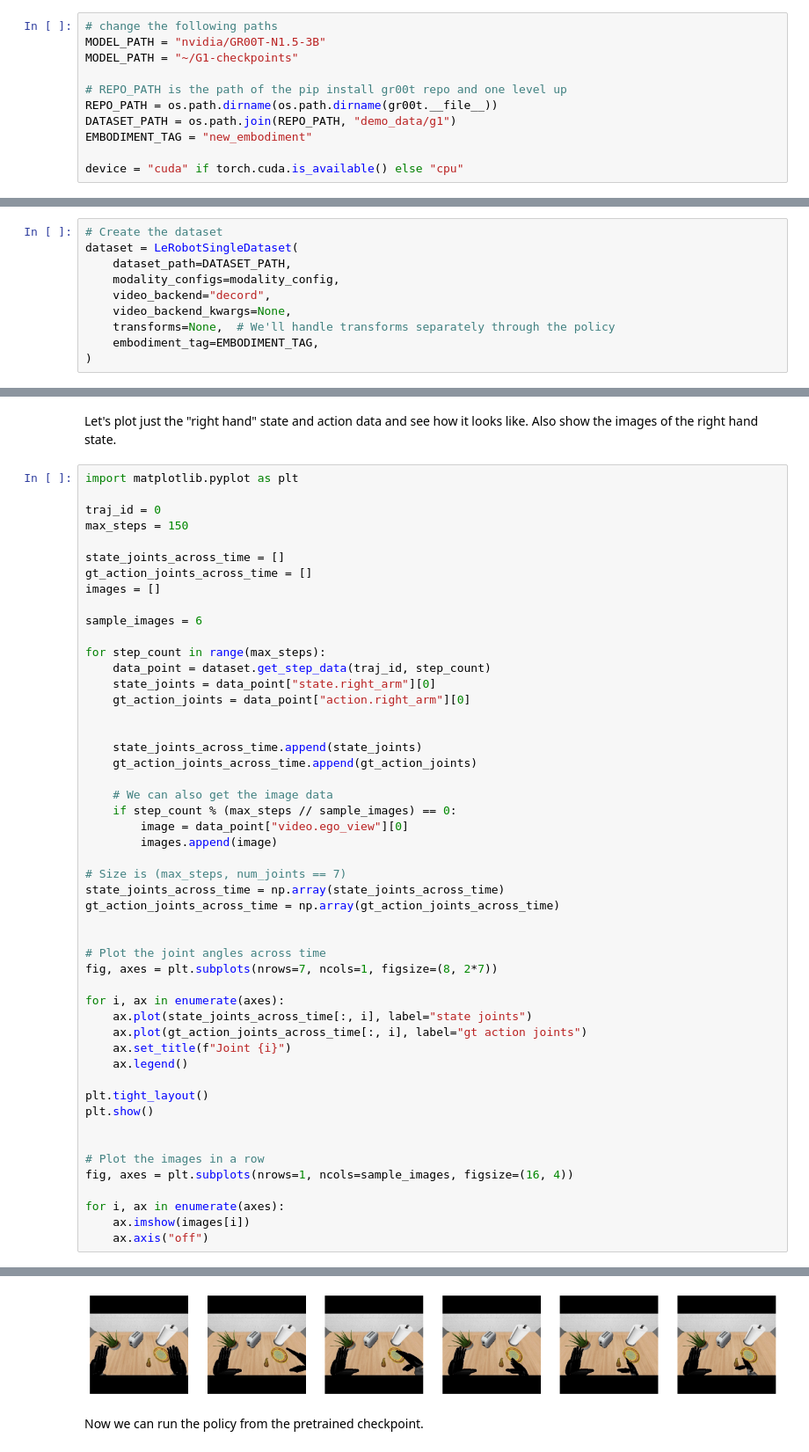
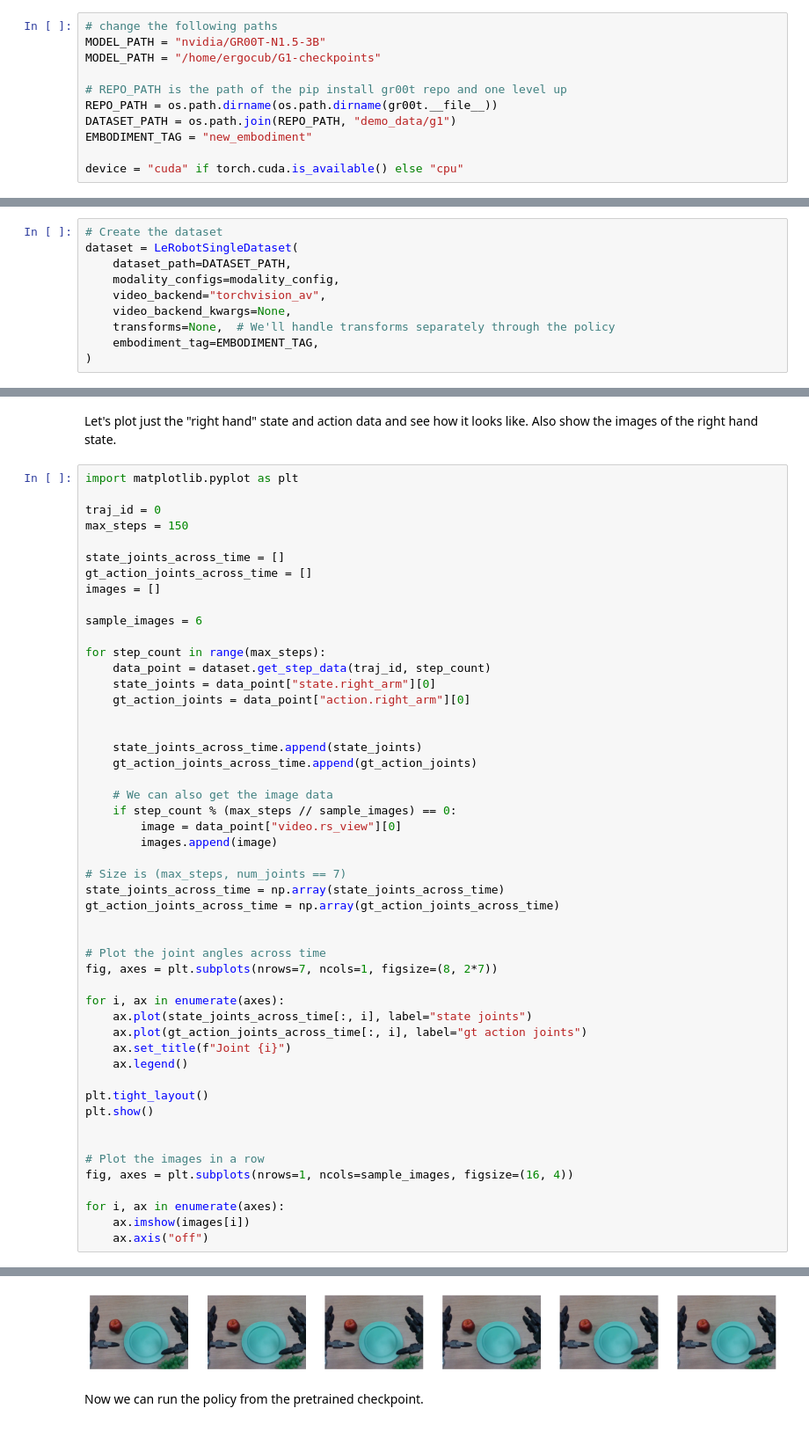
Before and after one commit to carloscp3009/Isaac-GR00T, a Jupyter notebook: getting_started/1_gr00t_inference.ipynb, the cells around one changed output, grey strips where cells are left out. Shown: that part at 88% size. Drawn from its saved outputs; the diff is of its cells as text.

Commit message:
fine tunning working on ergocub_full_body config

```diff
--- a/getting_started/1_gr00t_inference.ipynb
+++ b/getting_started/1_gr00t_inference.ipynb
@@ -20,7 +20,7 @@ To enable the following instructions: AVX_VNNI, in other operations, rebuild Ten
 # %%
 # change the following paths
 MODEL_PATH = "nvidia/GR00T-N1.5-3B"
-MODEL_PATH = "~/G1-checkpoints"
+MODEL_PATH = "/home/ergocub/G1-checkpoints"
 
 # REPO_PATH is the path of the pip install gr00t repo and one level up
 REPO_PATH = os.path.dirname(os.path.dirname(gr00t.__file__))
@@ -85,7 +113,7 @@ language delta_indices=[0] modality_keys=['annotation.human.action.task_descript
 dataset = LeRobotSingleDataset(
     dataset_path=DATASET_PATH,
     modality_configs=modality_config,
-    video_backend="decord",
+    video_backend="torchvision_av",
     video_backend_kwargs=None,
     transforms=None,  # We'll handle transforms separately through the policy
     embodiment_tag=EMBODIMENT_TAG,
@@ -150,7 +183,7 @@ for step_count in range(max_steps):
 
     # We can also get the image data
     if step_count % (max_steps // sample_images) == 0:
-        image = data_point["video.ego_view"][0]
+        image = data_point["video.rs_view"][0]
         images.append(image)
 
 # Size is (max_steps, num_joints == 7)
@@ -182,3 +232,3 @@ for i, ax in enumerate(axes):
-[figure, old version]
+[figure, new version]
 # %% [markdown]
 Now we can run the policy from the pretrained checkpoint.
```
Also changed, not shown: parts of 7 cells of this notebook, 12 other files.
